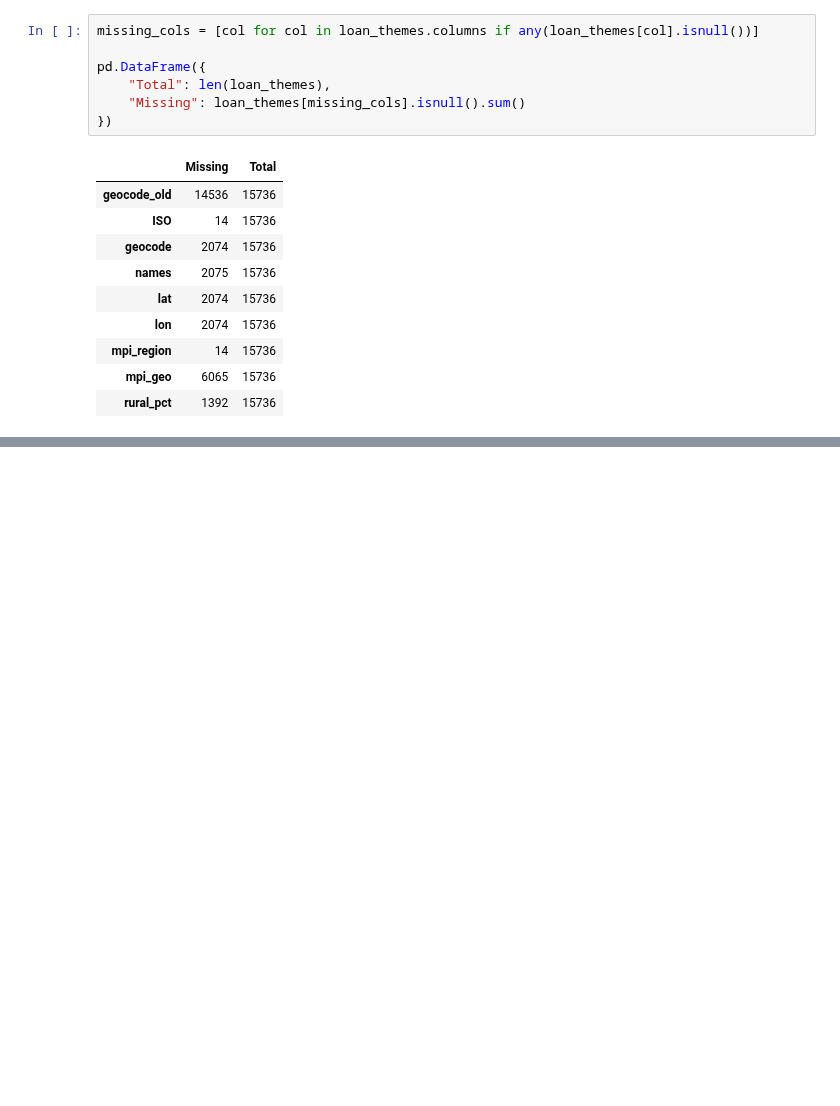
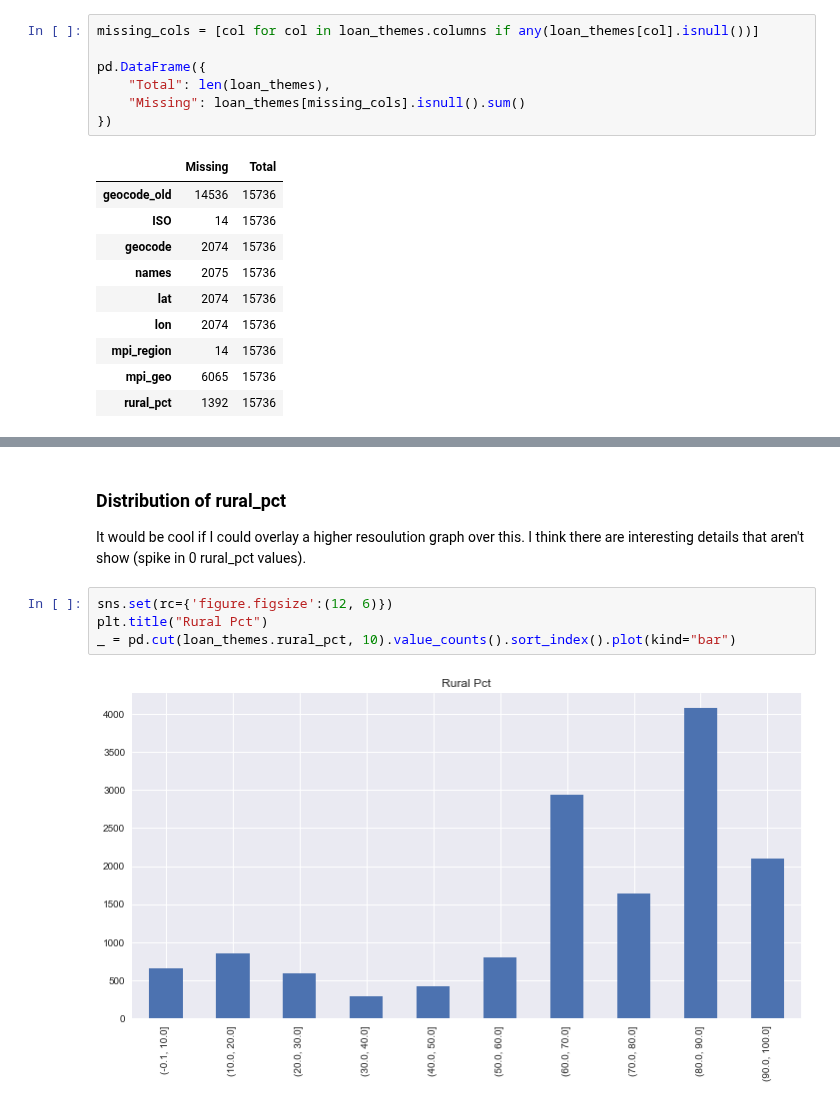
Before and after one commit to pstetz/Kaggle, a Jupyter notebook: in_progress/kiva/themes_by_region.ipynb, the cells around one changed output, grey strips where cells are left out. Cells and saved outputs as stored; diff of their text form; blank space fills up the shorter version.

```diff
--- a/in_progress/kiva/themes_by_region.ipynb
+++ b/in_progress/kiva/themes_by_region.ipynb
@@ -75,0 +45,10 @@ loan_themes.groupby("geocode_old").head()
+# %% [markdown]
+### Distribution of rural_pct
+
+It would be cool if I could overlay a higher resoulution graph over this.  I think there are interesting details that aren't show (spike in 0 rural_pct values).
+# %%
+sns.set(rc={'figure.figsize':(12, 6)})
+plt.title("Rural Pct")
+_ = pd.cut(loan_themes.rural_pct, 10).value_counts().sort_index().plot(kind="bar")
+# %% [output]
+[figure, added]
```
Also changed, not shown: parts of 10 cells of this notebook, 1 other file.
